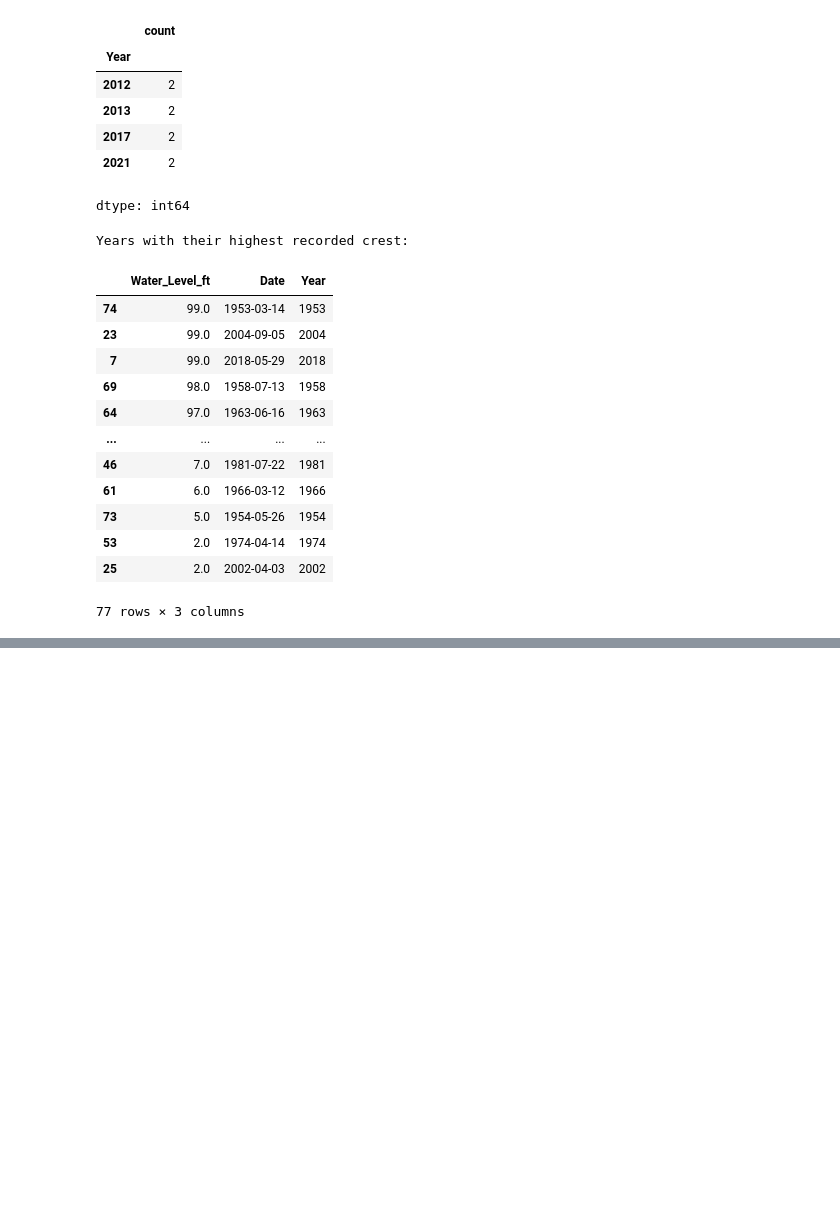
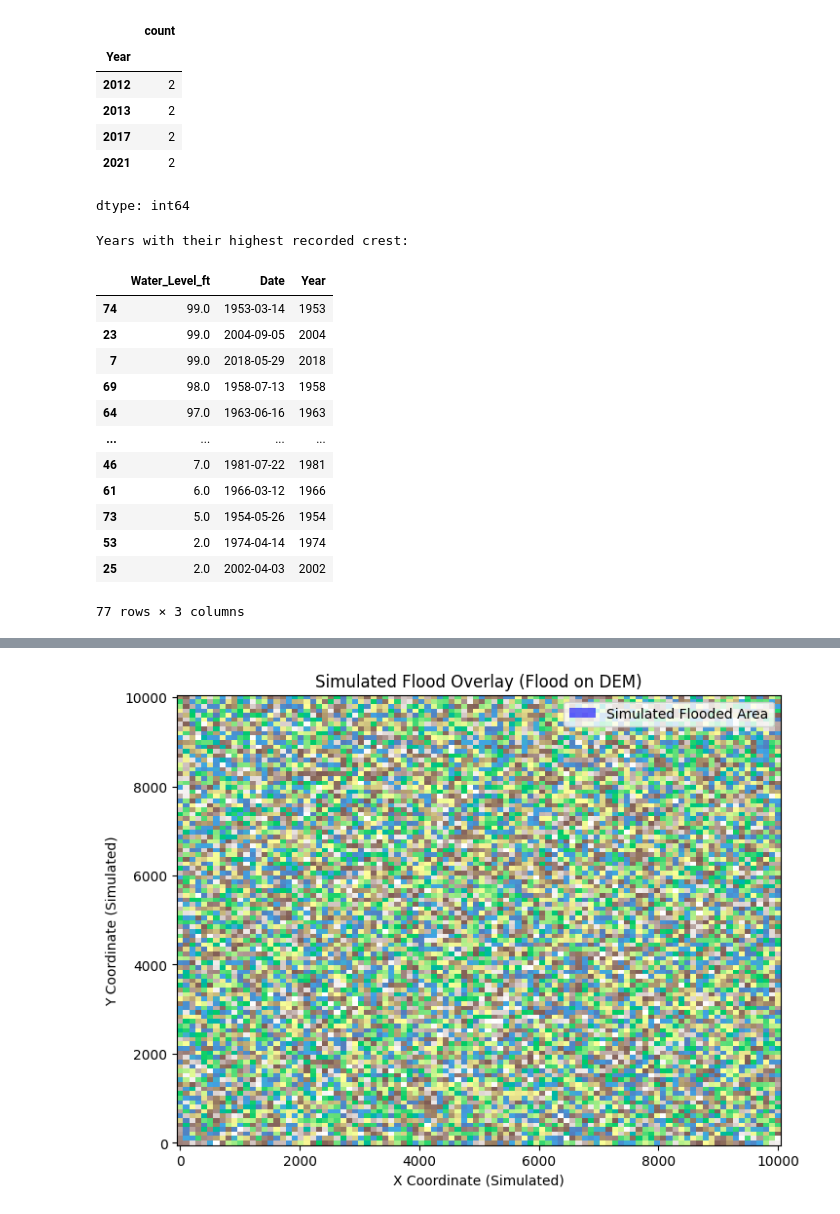
Before and after one commit to LeonAmbroseJr/-LeonAmbrose-github.io, a Jupyter notebook: whiterivercresthistoryv3.ipynb, the cells around one changed output, grey strips where cells are left out. Cells and saved outputs as stored; diff of their text form; code cells hidden in the pictures; blank space fills up the shorter version.

```diff
--- a/whiterivercresthistoryv3.ipynb
+++ b/whiterivercresthistoryv3.ipynb
@@ -893,0 +995,82 @@ Years with their highest recorded crest:
+# %%
+import matplotlib.pyplot as plt
+import numpy as np
+import rioxarray
+from xarray import DataArray # Import DataArray from xarray
+
+# Re-create dummy_dem and flood_map_data for this self-contained visualization cell
+# This code is duplicated from earlier cells to ensure the variables exist
+
+# Create a dummy 2D array representing elevation data
+elevation_data = np.random.rand(100, 100) * 500 # Simulate elevation from 0 to 500 meters
+
+# Create a dummy xarray DataArray
+dummy_dem = DataArray(
+    elevation_data,
+    dims=("y", "x"),
+    coords={
+        "y": np.linspace(0, 10000, 100), # Simulate coordinates
+        "x": np.linspace(0, 10000, 100),
+    },
+    name="elevation"
+)
+
+# Set a dummy CRS (Coordinate Reference System) using rioxarray's extension
+dummy_dem.rio.write_crs("EPSG:4326", inplace=True)
+
+# Define a simulated water level (duplicated from earlier cell)
+water_level = 100
+
+# Create a flood inundation mask (duplicated from earlier cell)
+flood_mask = dummy_dem <= water_level
+
+# Convert the boolean flood_mask DataArray to an integer DataArray (duplicated from earlier cell)
+flood_map_data = flood_mask.astype(int)
+
+
+# --- Start of Visualization Code ---
+
+# Create a figure and axes for the plot
+fig, ax = plt.subplots(figsize=(8, 6))
+
+# Display the simulated DEM as the base layer
+# Use a colormap suitable for elevation (e.g., 'terrain' or 'gist_earth')
+dummy_dem.plot(ax=ax, cmap='terrain', add_colorbar=False) # Plot DEM, add colorbar separately if needed
+
+# Overlay the simulated flood map data
+# We need to mask out the non-flooded areas (value 0) so they are transparent
+# We can use the 'where' method or set non-flooded values to NaN
+
+# Option 1: Set non-flooded values to NaN for transparency
+flood_map_masked = flood_map_data.where(flood_map_data == 1)
+
+# Display the masked flood map data as an overlay
+# Use a colormap for the flood area (e.g., 'Blues') and set transparency (alpha)
+flood_map_masked.plot(ax=ax, cmap='Blues', add_colorbar=False, alpha=0.6)
+
+# Add a title to the plot
+ax.set_title("Simulated Flood Overlay (Flood on DEM)")
+
+# Improve axis labels (optional, based on dummy coordinates)
+ax.set_xlabel("X Coordinate (Simulated)")
+ax.set_ylabel("Y Coordinate (Simulated)")
+
+# Add a legend manually to explain the layers (optional but good practice)
+# This is a simplified legend approach
+from matplotlib.patches import Patch
+legend_elements = [
+    Patch(facecolor='blue', alpha=0.6, label='Simulated Flooded Area')
+]
+ax.legend(handles=legend_elements, loc='upper right')
+
+
+# Display the plot
+plt.show()
+
+print("\nInterpretation of Simulated Overlay Map:")
+print("This map shows the simulated flood extent (blue areas) overlaid on the simulated Digital Elevation Model (DEM).")
+print("The underlying terrain is visible, and the blue areas indicate where the simulated elevation was below the simulated water level.")
+print("This demonstrates how different layers of geospatial data can be combined to create a more informative map.")
+print("In a real flood map, you would overlay the calculated flood inundation on a real DEM or hillshade, potentially adding other layers like roads or buildings.")
+# %% [output]
+[figure, added]
```
Also changed, not shown: parts of 19 cells of this notebook.
